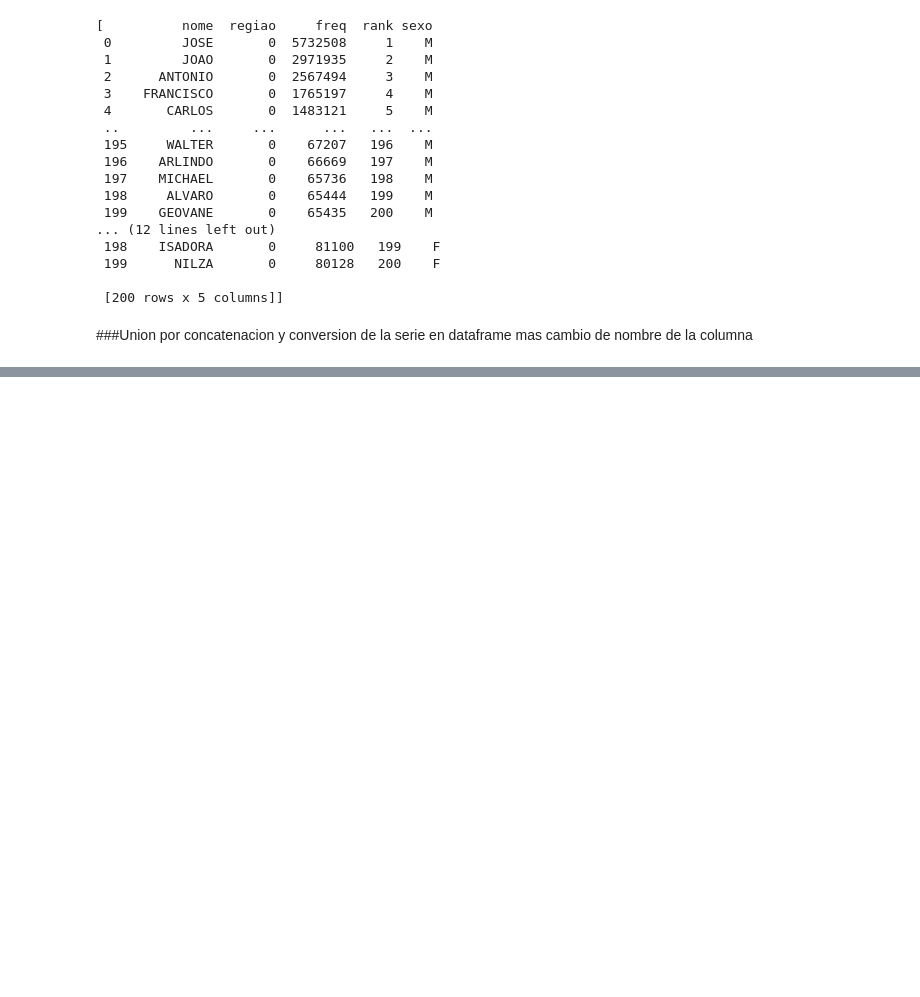
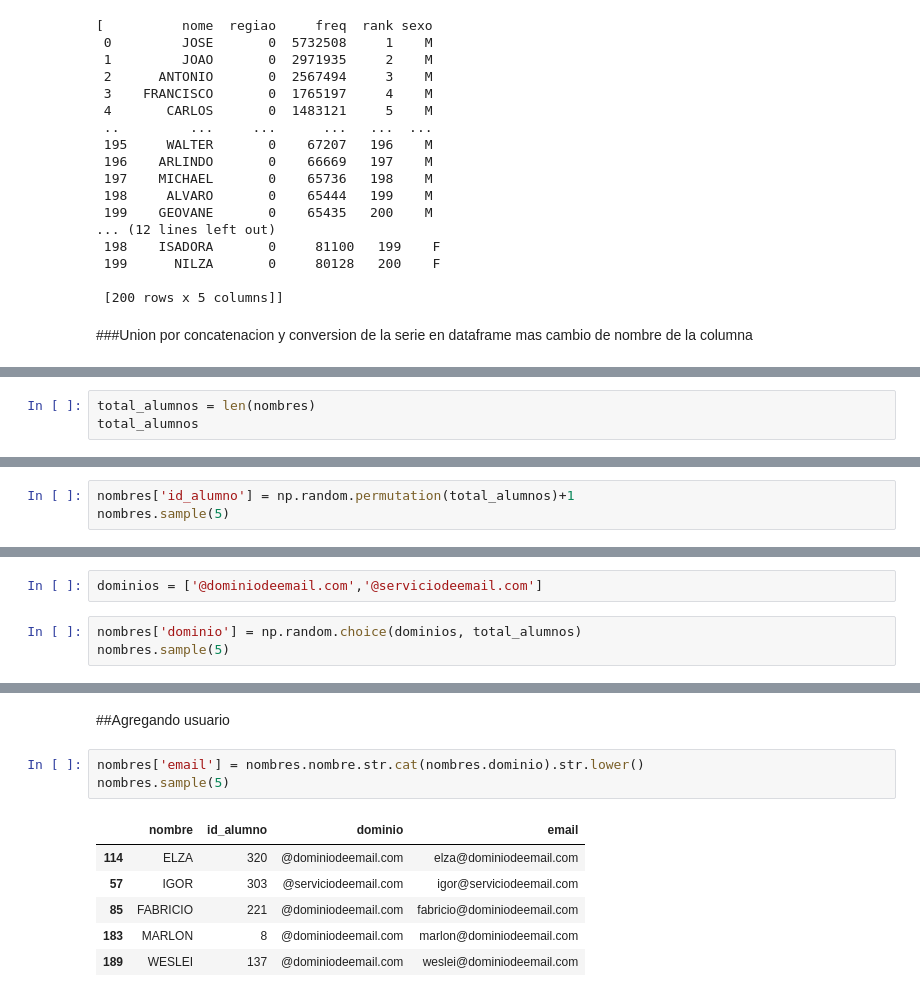
Before and after one commit to AdrianCPC/DS_Students_data_01, a Jupyter notebook: Capitulo1.ipynb, the cells around one changed output, grey strips where cells are left out. Drawn from its saved outputs; the diff is of its cells as text; blank space fills up the shorter version.

```diff
--- a/Capitulo1.ipynb
+++ b/Capitulo1.ipynb
@@ -51,0 +62,3 @@ nombres.sample(5)
+# %%
+total_alumnos = len(nombres)
+total_alumnos
@@ -51,0 +67,3 @@ nombres.sample(5)
+# %%
+nombres['id_alumno'] = np.random.permutation(total_alumnos)+1
+nombres.sample(5)
@@ -51,0 +79,5 @@ nombres.sample(5)
+# %%
+dominios = ['@dominiodeemail.com','@serviciodeemail.com']
+# %%
+nombres['dominio'] = np.random.choice(dominios, total_alumnos)
+nombres.sample(5)
@@ -51,0 +91,12 @@ nombres.sample(5)
+# %% [markdown]
+##Agregando usuario
+# %%
+nombres['email'] = nombres.nombre.str.cat(nombres.dominio).str.lower()
+nombres.sample(5)
+# %% [output]
+|  | nombre | id_alumno | dominio | email |
+| 114 | ELZA | 320 | @dominiodeemail.com | elza@dominiodeemail.com |
+| 57 | IGOR | 303 | @serviciodeemail.com | igor@serviciodeemail.com |
+| 85 | FABRICIO | 221 | @dominiodeemail.com | fabricio@dominiodeemail.com |
+| 183 | MARLON | 8 | @dominiodeemail.com | marlon@dominiodeemail.com |
+| 189 | WESLEI | 137 | @dominiodeemail.com | weslei@dominiodeemail.com |
```
Also changed, not shown: parts of 23 cells of this notebook.
